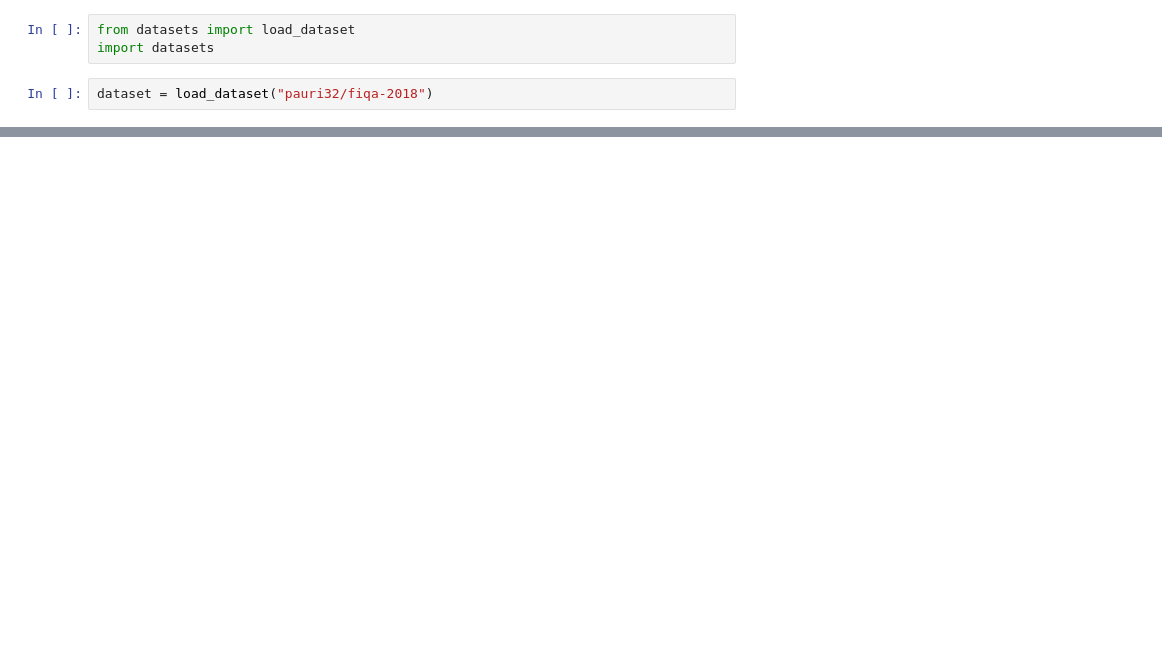
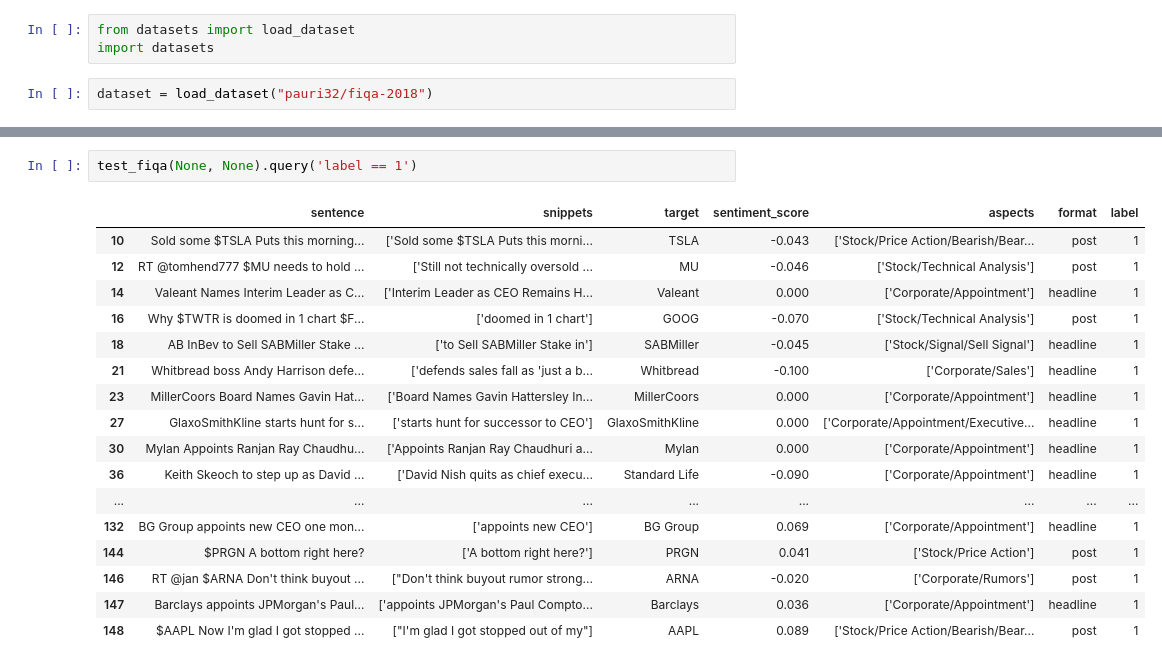
Before and after one commit to carloszan/llms, a Jupyter notebook: Benchmark.ipynb, the cells around one changed output, grey strips where cells are left out. Saved outputs shown, nothing was run; the diff lists cells and outputs as text; blank space fills up the shorter version.

```diff
--- a/Benchmark.ipynb
+++ b/Benchmark.ipynb
@@ -34,0 +133,20 @@ Dataset({
+# %%
+test_fiqa(None, None).query('label == 1')
+# %% [output]
+|  | sentence | snippets | target | sentiment_score | aspects | format | label |
+| 10 | Sold some $TSLA Puts this morning... | ['Sold some $TSLA Puts this morni... | TSLA | -0.043 | ['Stock/Price Action/Bearish/Bear... | post | 1 |
+| 12 | RT @tomhend777 $MU needs to hold ... | ['Still not technically oversold ... | MU | -0.046 | ['Stock/Technical Analysis'] | post | 1 |
+| 14 | Valeant Names Interim Leader as C... | ['Interim Leader as CEO Remains H... | Valeant | 0.000 | ['Corporate/Appointment'] | headline | 1 |
+| 16 | Why $TWTR is doomed in 1 chart $F... | ['doomed in 1 chart'] | GOOG | -0.070 | ['Stock/Technical Analysis'] | post | 1 |
+| 18 | AB InBev to Sell SABMiller Stake ... | ['to Sell SABMiller Stake in'] | SABMiller | -0.045 | ['Stock/Signal/Sell Signal'] | headline | 1 |
+| 21 | Whitbread boss Andy Harrison defe... | ['defends sales fall as 'just a b... | Whitbread | -0.100 | ['Corporate/Sales'] | headline | 1 |
+| 23 | MillerCoors Board Names Gavin Hat... | ['Board Names Gavin Hattersley In... | MillerCoors | 0.000 | ['Corporate/Appointment'] | headline | 1 |
+| 27 | GlaxoSmithKline starts hunt for s... | ['starts hunt for successor to CEO'] | GlaxoSmithKline | 0.000 | ['Corporate/Appointment/Executive... | headline | 1 |
+| 30 | Mylan Appoints Ranjan Ray Chaudhu... | ['Appoints Ranjan Ray Chaudhuri a... | Mylan | 0.000 | ['Corporate/Appointment'] | headline | 1 |
+| 36 | Keith Skeoch to step up as David ... | ['David Nish quits as chief execu... | Standard Life | -0.090 | ['Corporate/Appointment'] | headline | 1 |
+| ... | ... | ... | ... | ... | ... | ... | ... |
+| 132 | BG Group appoints new CEO one mon... | ['appoints new CEO'] | BG Group | 0.069 | ['Corporate/Appointment'] | headline | 1 |
+| 144 | $PRGN A bottom right here? | ['A bottom right here?'] | PRGN | 0.041 | ['Stock/Price Action'] | post | 1 |
+| 146 | RT @jan $ARNA Don't think buyout ... | ["Don't think buyout rumor strong... | ARNA | -0.020 | ['Corporate/Rumors'] | post | 1 |
+| 147 | Barclays appoints JPMorgan's Paul... | ['appoints JPMorgan's Paul Compto... | Barclays | 0.036 | ['Corporate/Appointment'] | headline | 1 |
+| 148 | $AAPL Now I'm glad I got stopped ... | ["I'm glad I got stopped out of my"] | AAPL | 0.089 | ['Stock/Price Action/Bearish/Bear... | post | 1 |
```
Also changed, not shown: parts of 6 cells of this notebook, 1 other file.
